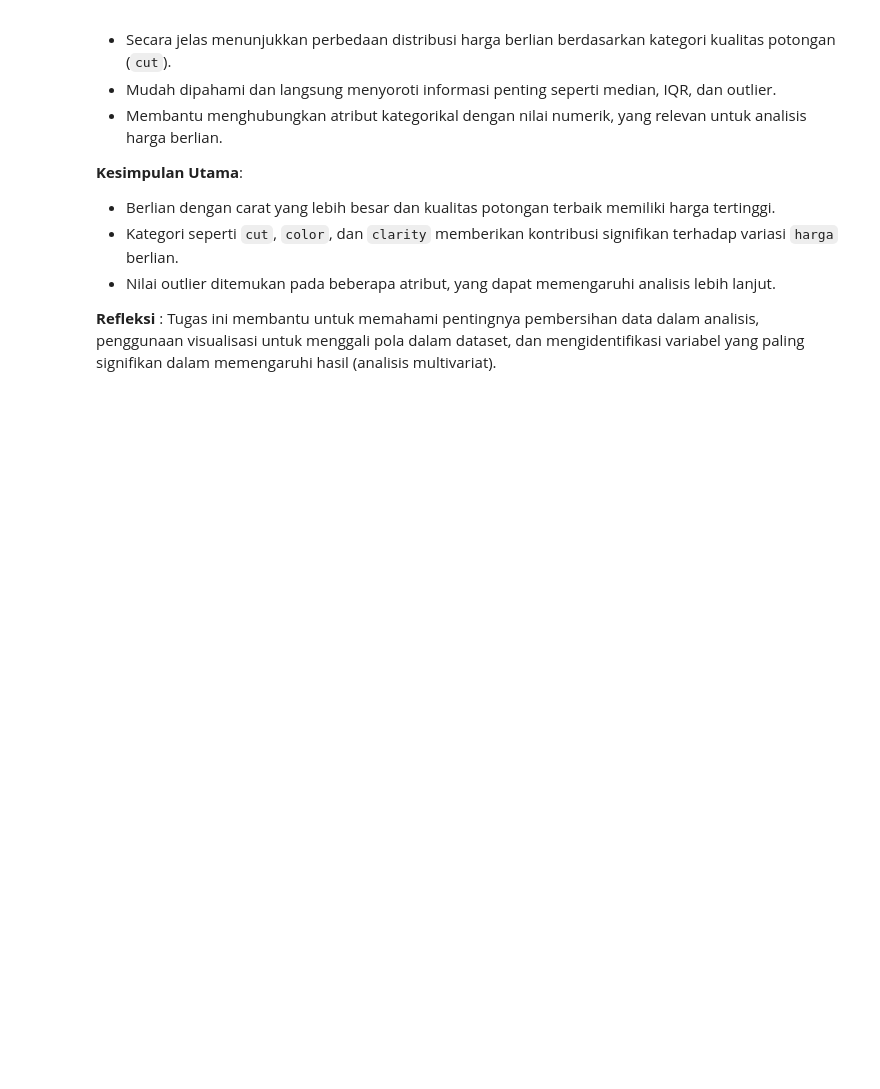
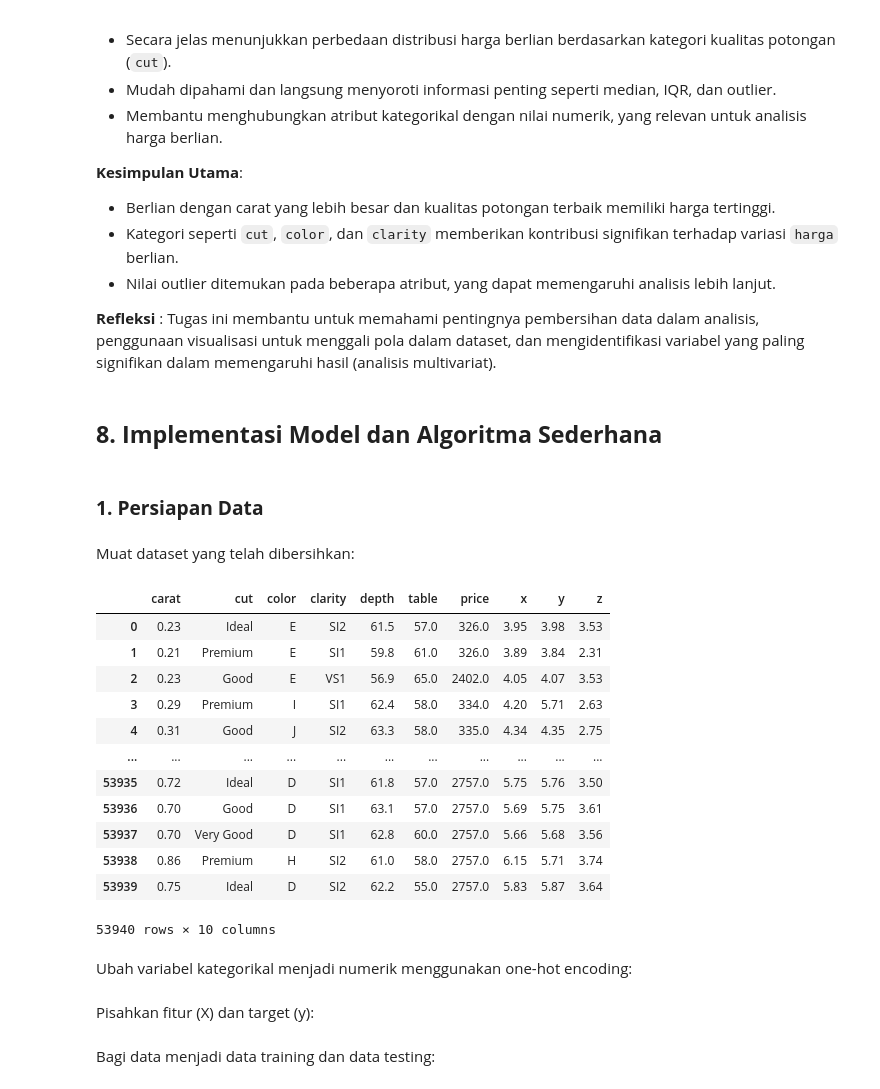
Before and after one commit to LatiefDataVisionary/eda-college-task, a Jupyter notebook: Tugas_EDA_week_8.ipynb, the cells around one changed output. Cells and saved outputs as stored; diff of their text form; code cells hidden in the pictures; blank space fills up the shorter version.

```diff
--- a/Tugas_EDA_week_8.ipynb
+++ b/Tugas_EDA_week_8.ipynb
@@ -712,3 +723,28 @@ Visualisasi data bersih memberikan gambaran yang lebih jelas tentang hubungan an
 - Nilai outlier ditemukan pada beberapa atribut, yang dapat memengaruhi analisis lebih lanjut.
 
 **Refleksi** : Tugas ini membantu untuk memahami pentingnya pembersihan data dalam analisis, penggunaan visualisasi untuk menggali pola dalam dataset, dan mengidentifikasi variabel yang paling signifikan dalam memengaruhi hasil (analisis multivariat).
+# %% [markdown]
+## **8. Implementasi Model dan Algoritma Sederhana**
+# %% [markdown]
+### **1. Persiapan Data**
+# %% [markdown]
+Muat dataset yang telah dibersihkan:
+# %%
+df_clean = pd.read_csv('diamonds_cleaned.csv')
+df_clean
+# %% [output]
+|  | carat | cut | color | clarity | depth | table | price | x | y | z |
+| 0 | 0.23 | Ideal | E | SI2 | 61.5 | 57.0 | 326.0 | 3.95 | 3.98 | 3.53 |
+| 1 | 0.21 | Premium | E | SI1 | 59.8 | 61.0 | 326.0 | 3.89 | 3.84 | 2.31 |
+| 2 | 0.23 | Good | E | VS1 | 56.9 | 65.0 | 2402.0 | 4.05 | 4.07 | 3.53 |
+| 3 | 0.29 | Premium | I | SI1 | 62.4 | 58.0 | 334.0 | 4.20 | 5.71 | 2.63 |
+| 4 | 0.31 | Good | J | SI2 | 63.3 | 58.0 | 335.0 | 4.34 | 4.35 | 2.75 |
+| ... | ... | ... | ... | ... | ... | ... | ... | ... | ... | ... |
+| 53935 | 0.72 | Ideal | D | SI1 | 61.8 | 57.0 | 2757.0 | 5.75 | 5.76 | 3.50 |
+| 53936 | 0.70 | Good | D | SI1 | 63.1 | 57.0 | 2757.0 | 5.69 | 5.75 | 3.61 |
+| 53937 | 0.70 | Very Good | D | SI1 | 62.8 | 60.0 | 2757.0 | 5.66 | 5.68 | 3.56 |
+| 53938 | 0.86 | Premium | H | SI2 | 61.0 | 58.0 | 2757.0 | 6.15 | 5.71 | 3.74 |
+| 53939 | 0.75 | Ideal | D | SI2 | 62.2 | 55.0 | 2757.0 | 5.83 | 5.87 | 3.64 |
+53940 rows × 10 columns
+# %% [markdown]
+Ubah variabel kategorikal menjadi numerik menggunakan one-hot encoding:
@@ -714,0 +753,2 @@ Visualisasi data bersih memberikan gambaran yang lebih jelas tentang hubungan an
+# %% [markdown]
+Pisahkan fitur (X) dan target (y):
@@ -714,0 +758,2 @@ Visualisasi data bersih memberikan gambaran yang lebih jelas tentang hubungan an
+# %% [markdown]
+Bagi data menjadi data training dan data testing:
```
Also changed, not shown: parts of 6 cells of this notebook.
